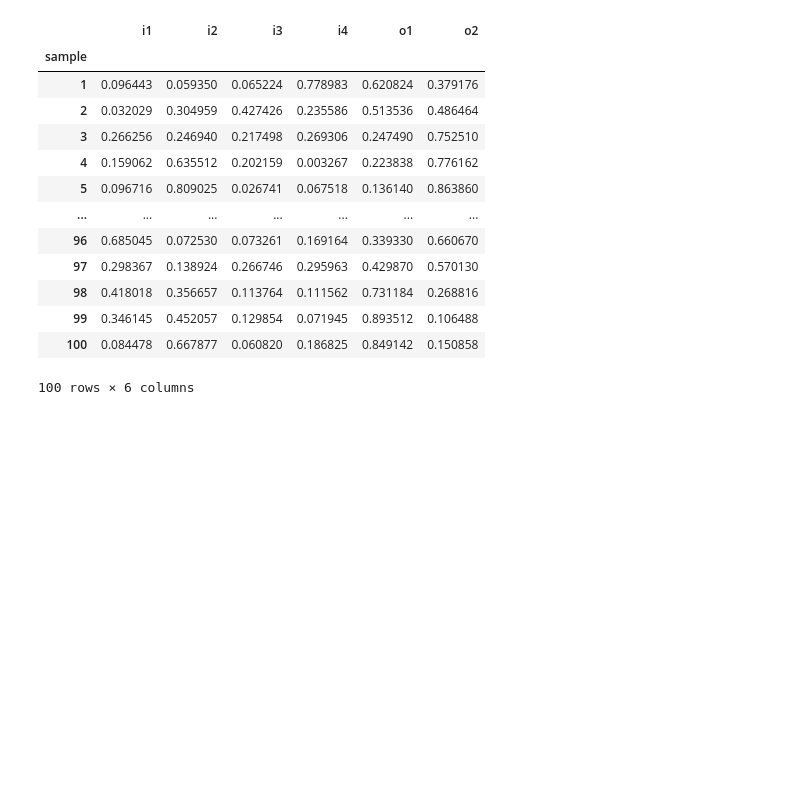
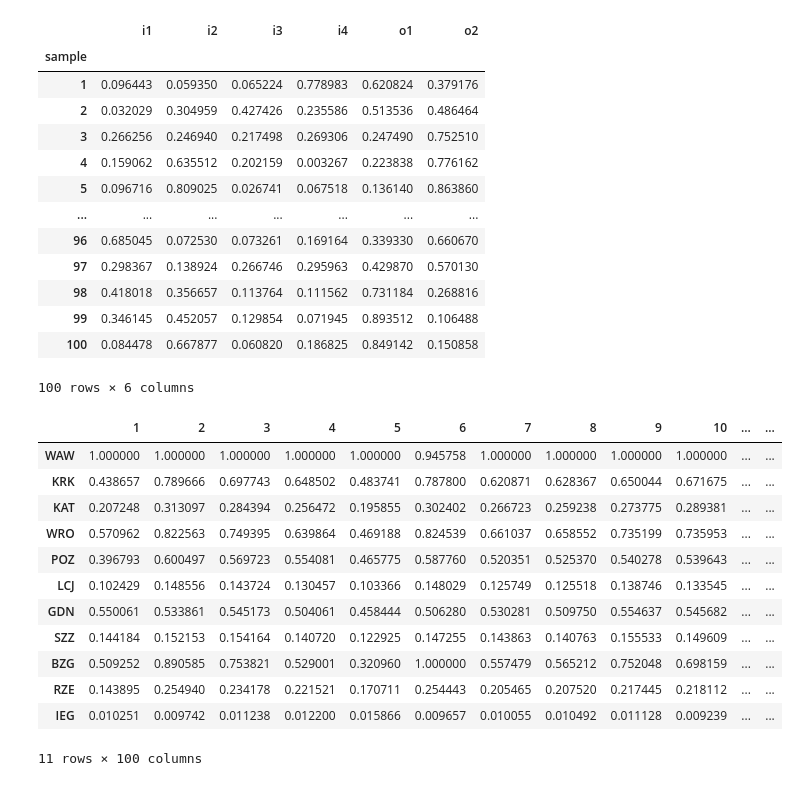
Before and after one commit to majsterkovic/iswd-project-6, a Jupyter notebook: projekt6.ipynb, the cells around one changed output. Cells and saved outputs as stored; diff of their text form; code cells hidden in the pictures; blank space fills up the shorter version.

```diff
--- a/projekt6.ipynb
+++ b/projekt6.ipynb
@@ -3,0 +59,7 @@ import numpy as np
+# %%
+def compute_efficiency1(dmu_index, input_df, output_df, u_values, v_values):
+    u_weights = np.array(u_values)
+    v_weights = np.array(v_values)
+    y = np.sum(output_df.loc[dmu_index] * u_weights)
+    x = np.sum(input_df.loc[dmu_index] * v_weights)
+    return y/x
@@ -214,6 +432,9 @@ theta: 0.91139241
 # %%
-data_df = pd.read_csv('samples_homework.csv', sep=";", index_col=0)
-data_df
+v_columns = input_df.columns.tolist()
+u_columns = output_df.columns.tolist()
+
+samples_df = pd.read_csv('samples_homework.csv', sep=";", index_col=0)
+samples_df
 # %% [output]
 |  | i1 | i2 | i3 | i4 | o1 | o2 |
 | sample |  |  |  |  |  |  |
@@ -229,3 +450,34 @@ data_df
 | 99 | 0.346145 | 0.452057 | 0.129854 | 0.071945 | 0.893512 | 0.106488 |
 | 100 | 0.084478 | 0.667877 | 0.060820 | 0.186825 | 0.849142 | 0.150858 |
 100 rows × 6 columns
+# %%
+efficiencies = pd.DataFrame()
+
+for dmu in input_df.index:
+    # calc n times efficiency
+    for s in samples_df.index:
+        eff = compute_efficiency1(
+            dmu_index=dmu,
+            input_df=input_df,
+            output_df=output_df,
+            u_values=samples_df.loc[s, u_columns],
+            v_values=samples_df.loc[s, v_columns]
+        )
+        efficiencies.loc[dmu, s] = eff
+
+efficiencies = efficiencies / efficiencies.max()
+efficiencies
+# %% [output]
+|  | 1 | 2 | 3 | 4 | 5 | 6 | 7 | 8 | 9 | 10 | ... | ... |
+| WAW | 1.000000 | 1.000000 | 1.000000 | 1.000000 | 1.000000 | 0.945758 | 1.000000 | 1.000000 | 1.000000 | 1.000000 | ... | ... |
+| KRK | 0.438657 | 0.789666 | 0.697743 | 0.648502 | 0.483741 | 0.787800 | 0.620871 | 0.628367 | 0.650044 | 0.671675 | ... | ... |
+| KAT | 0.207248 | 0.313097 | 0.284394 | 0.256472 | 0.195855 | 0.302402 | 0.266723 | 0.259238 | 0.273775 | 0.289381 | ... | ... |
+| WRO | 0.570962 | 0.822563 | 0.749395 | 0.639864 | 0.469188 | 0.824539 | 0.661037 | 0.658552 | 0.735199 | 0.735953 | ... | ... |
+| POZ | 0.396793 | 0.600497 | 0.569723 | 0.554081 | 0.465775 | 0.587760 | 0.520351 | 0.525370 | 0.540278 | 0.539643 | ... | ... |
+| LCJ | 0.102429 | 0.148556 | 0.143724 | 0.130457 | 0.103366 | 0.148029 | 0.125749 | 0.125518 | 0.138746 | 0.133545 | ... | ... |
+| GDN | 0.550061 | 0.533861 | 0.545173 | 0.504061 | 0.458444 | 0.506280 | 0.530281 | 0.509750 | 0.554637 | 0.545682 | ... | ... |
+| SZZ | 0.144184 | 0.152153 | 0.154164 | 0.140720 | 0.122925 | 0.147255 | 0.143863 | 0.140763 | 0.155533 | 0.149609 | ... | ... |
+| BZG | 0.509252 | 0.890585 | 0.753821 | 0.529001 | 0.320960 | 1.000000 | 0.557479 | 0.565212 | 0.752048 | 0.698159 | ... | ... |
+| RZE | 0.143895 | 0.254940 | 0.234178 | 0.221521 | 0.170711 | 0.254443 | 0.205465 | 0.207520 | 0.217445 | 0.218112 | ... | ... |
+| IEG | 0.010251 | 0.009742 | 0.011238 | 0.012200 | 0.015866 | 0.009657 | 0.010055 | 0.010492 | 0.011128 | 0.009239 | ... | ... |
+11 rows × 100 columns
```
Also changed, not shown: parts of 48 cells of this notebook.
